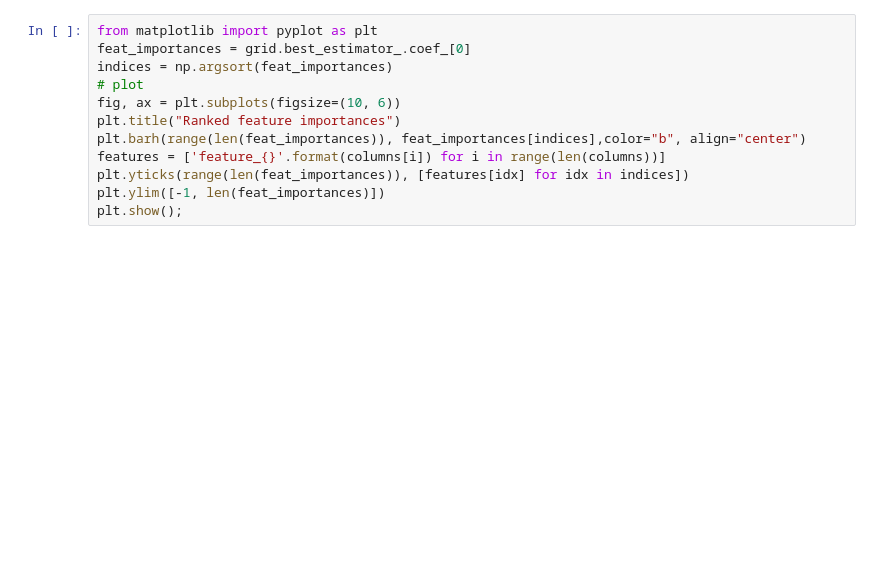
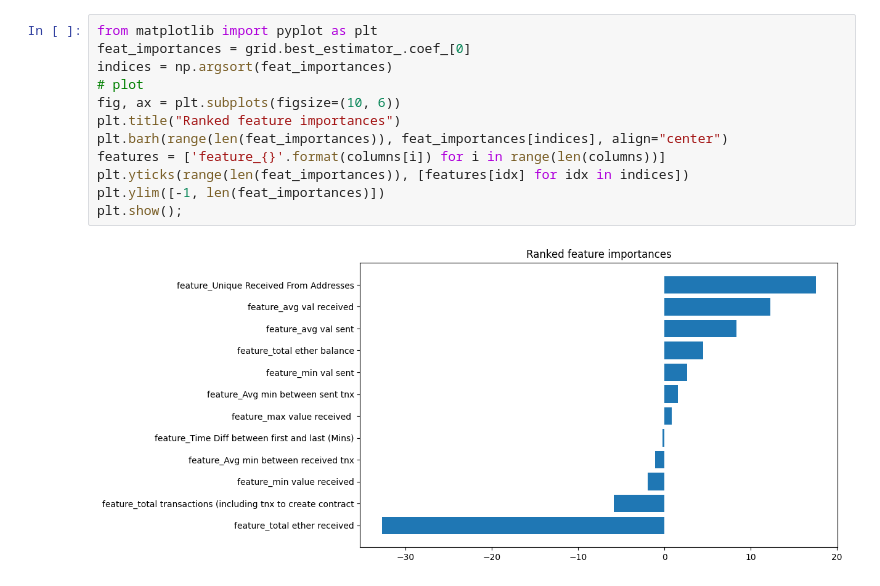
Before and after one commit to eltontay/Ethereum-Fraud-Detection, a Jupyter notebook: Models/Support Vector Machine Model.ipynb, the cells around one changed output. Saved outputs shown, nothing was run; the diff lists cells and outputs as text; blank space fills up the shorter version.

```diff
--- a/Models/Support Vector Machine Model.ipynb
+++ b/Models/Support Vector Machine Model.ipynb
@@ -66,12 +117,14 @@ accuracy_score(predicted_y_acc, y_test)
 # %%
 from matplotlib import pyplot as plt
 feat_importances = grid.best_estimator_.coef_[0]
 indices = np.argsort(feat_importances)
 # plot
 fig, ax = plt.subplots(figsize=(10, 6))
 plt.title("Ranked feature importances")
-plt.barh(range(len(feat_importances)), feat_importances[indices],color="b", align="center")
+plt.barh(range(len(feat_importances)), feat_importances[indices], align="center")
 features = ['feature_{}'.format(columns[i]) for i in range(len(columns))]
 plt.yticks(range(len(feat_importances)), [features[idx] for idx in indices])
 plt.ylim([-1, len(feat_importances)])
 plt.show();
+# %% [output]
+[figure, added]
```
Also changed, not shown: parts of 9 cells of this notebook, 1 other file.
